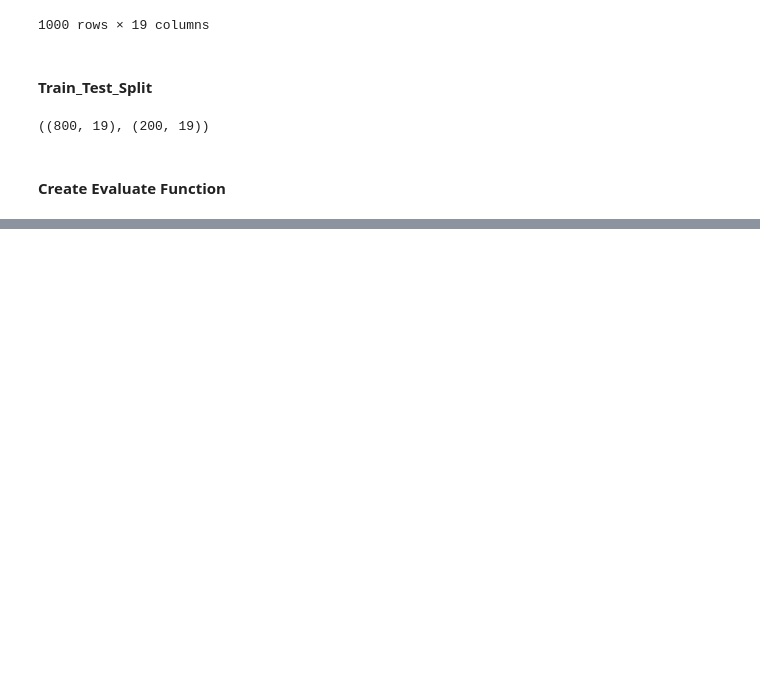
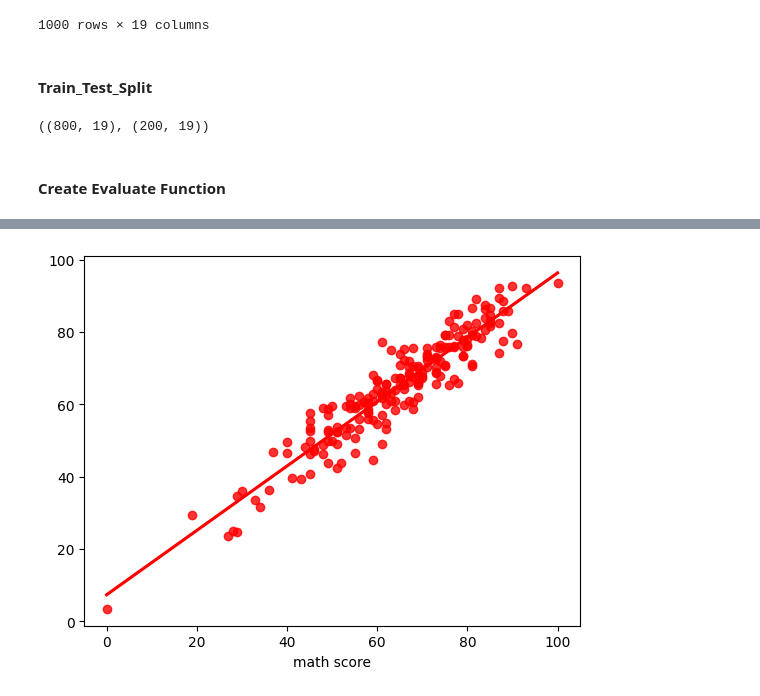
Before and after one commit to AMAN631-tech/MLPROJECT, a Jupyter notebook: notebook/MODEL_TRAINING.ipynb, the cells around one changed output, grey strips where cells are left out. Drawn from its saved outputs; the diff is of its cells as text; code cells hidden in the pictures; blank space fills up the shorter version.

```diff
--- a/notebook/MODEL_TRAINING.ipynb
+++ b/notebook/MODEL_TRAINING.ipynb
@@ -214,0 +322,4 @@ r2_list = []
+# %%
+sns.regplot(x=y_test,y=y_pred,ci=None,color ='red');
+# %% [output]
+[figure, added]
```
Also changed, not shown: parts of 12 cells of this notebook, 5 other files.
